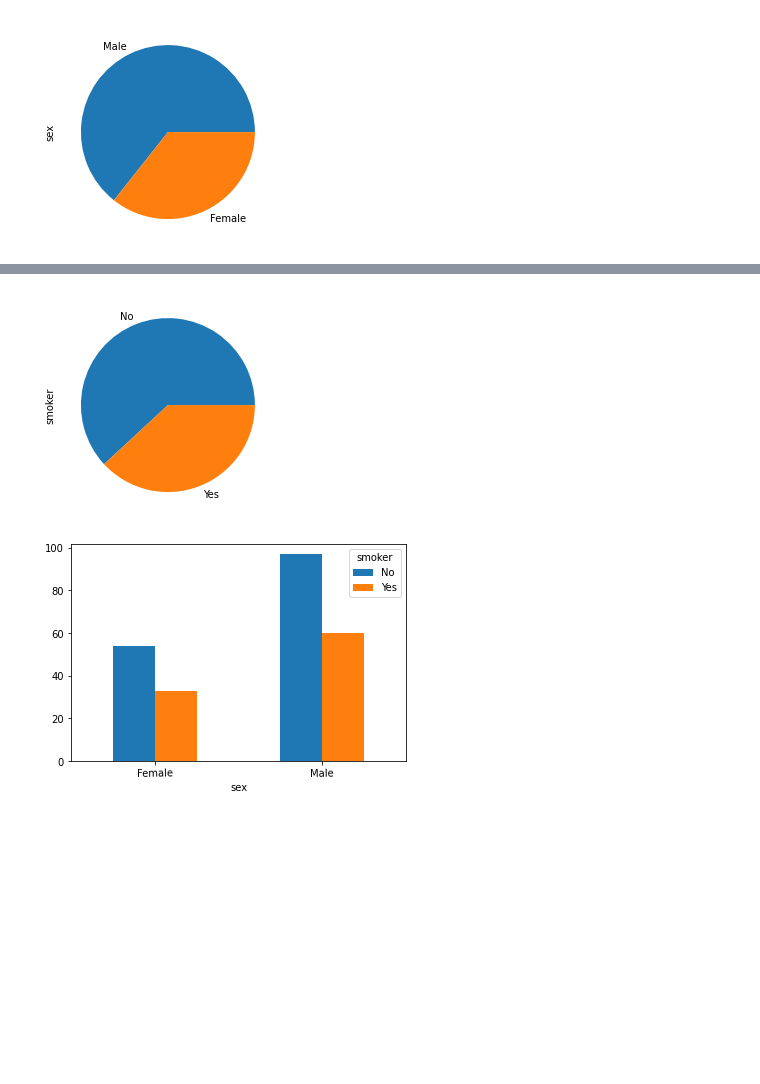
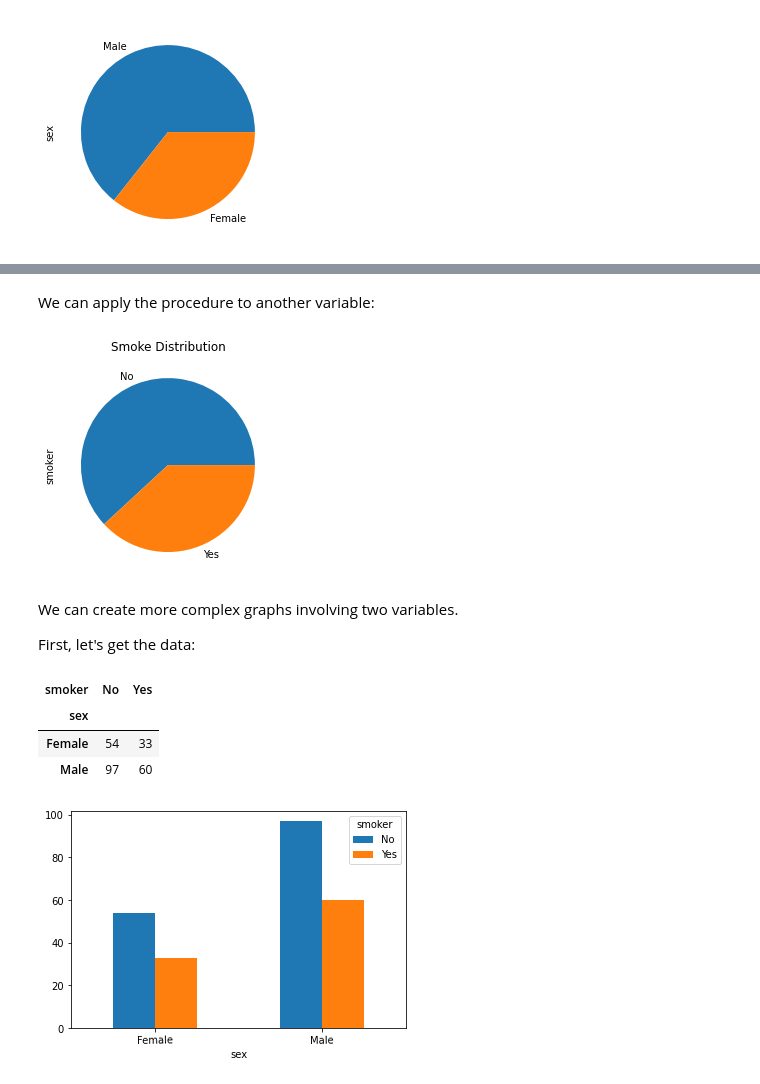
Before and after one commit to Goliath-Research/Introduction-to-Data-Science, a Jupyter notebook: 05-Introduction to Data Visualization/01-DataFrame visualizations.ipynb, the cells around one changed output, grey strips where cells are left out. Saved outputs shown, nothing was run; the diff lists cells and outputs as text; code cells hidden in the pictures; blank space fills up the shorter version.

Commit message:
Vis DataFrame

```diff
--- a/05-Introduction to Data Visualization/01-DataFrame visualizations.ipynb
+++ b/05-Introduction to Data Visualization/01-DataFrame visualizations.ipynb
@@ -44,7 +75,20 @@ df.sex.value_counts().plot(kind='pie');
+# %% [markdown]
+We can apply the procedure to another variable:
 # %%
-df.smoker.value_counts().plot(kind='pie');
+df.smoker.value_counts().plot(kind='pie',title='Smoke Distribution');
 # %% [output]
-[figure, old version]
+[figure, new version]
+# %% [markdown]
+We can create more complex graphs involving two variables.
+
+First, let's get the data:
+# %%
+pd.crosstab(df.sex, df.smoker)
+# %% [output]
+| smoker | No | Yes |
+| sex |  |  |
+| Female | 54 | 33 |
+| Male | 97 | 60 |
 # %%
 pd.crosstab(df.sex, df.smoker).plot(kind='bar',rot=True);
 # %% [output]
```
Also changed, not shown: parts of 21 cells of this notebook.
